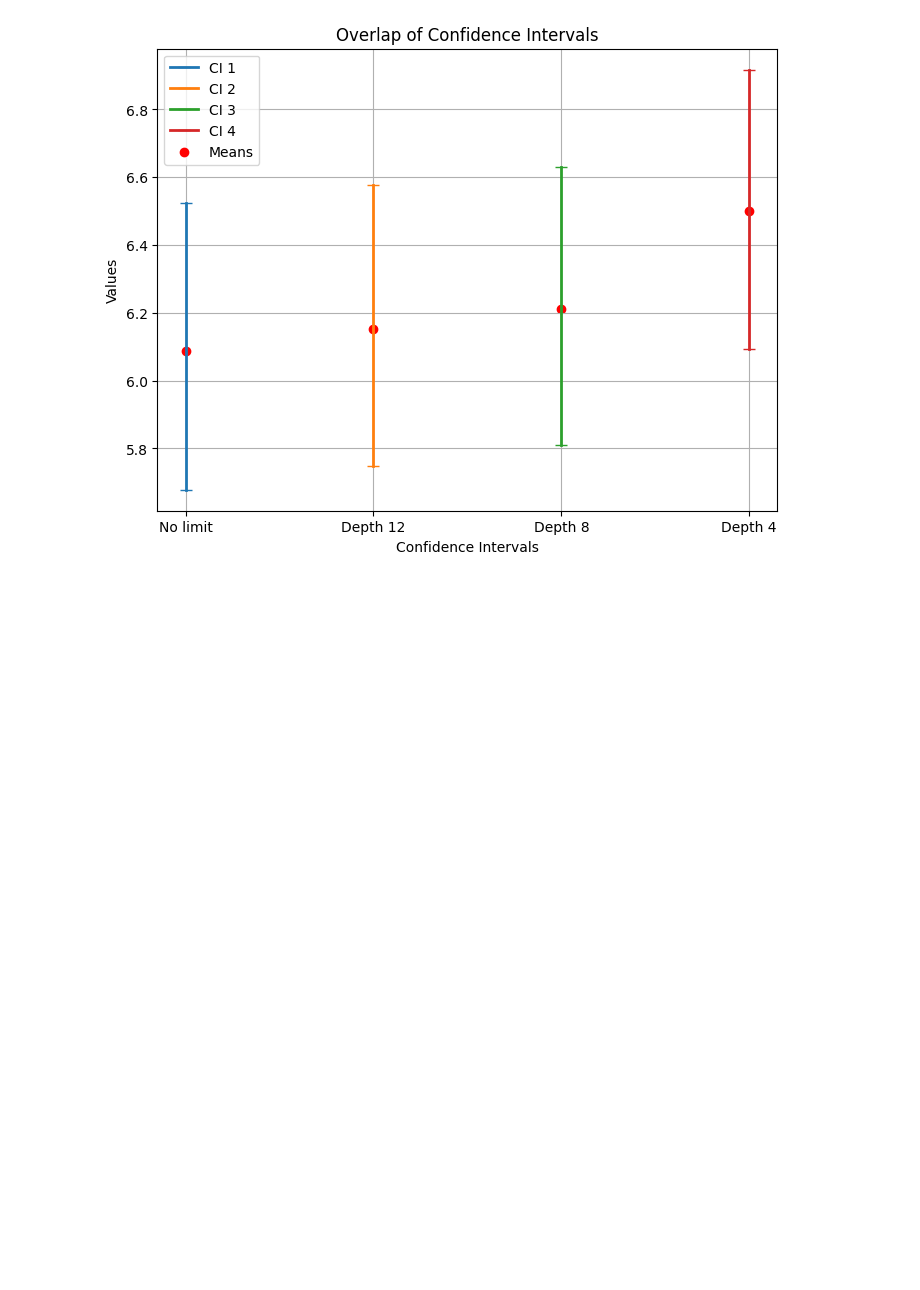
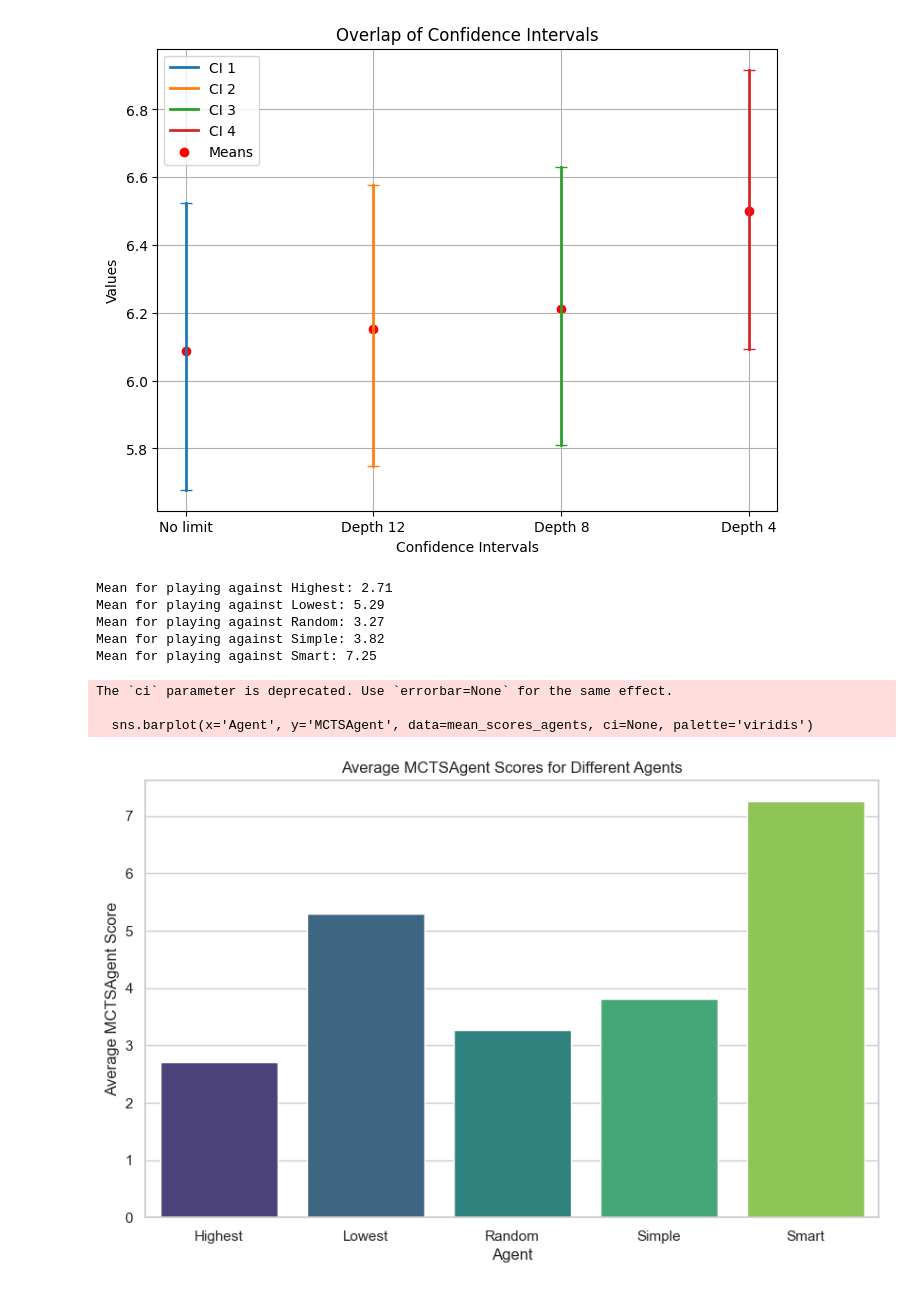
Before and after one commit to SirLeoIV/PlayIT, a Jupyter notebook: src/main/java/com/group09/playit/experiments/plots.ipynb, the cells around one changed output. Cells and saved outputs as stored; diff of their text form; code cells hidden in the pictures; blank space fills up the shorter version.

```diff
--- a/src/main/java/com/group09/playit/experiments/plots.ipynb
+++ b/src/main/java/com/group09/playit/experiments/plots.ipynb
@@ -431,3 +379,41 @@ Bootstrap Confidence Interval of the Mean: ConfidenceInterval(low=5.748, high=6.
 Bootstrap Confidence Interval of the Mean: ConfidenceInterval(low=5.809, high=6.631)
 Bootstrap Confidence Interval of the Mean: ConfidenceInterval(low=6.093, high=6.917)
 [figure]
+# %%
+import pandas as pd
+import matplotlib.pyplot as plt
+import seaborn as sns
+df_simple = pd.read_csv('results/MCTSAgent-SimpleAgent.csv')
+df_random = pd.read_csv('results/MCTSAgent-RandomAgent.csv')
+df_highest = pd.read_csv('results/MCTSAgent-HighestAgent.csv')
+df_lowest = pd.read_csv('results/MCTSAgent-LowestAgent.csv')
+df_smart = pd.read_csv('results/MCTSAgent-SmartAgent.csv')
+
+df_simple['Agent'] = 'Simple'
+df_random['Agent'] = 'Random'
+df_highest['Agent'] = 'Highest'
+df_lowest['Agent'] = 'Lowest'
+df_smart['Agent'] = 'Smart'
+
+df_combined_agents = pd.concat([df_simple, df_random, df_highest, df_lowest, df_smart])
+
+mean_scores_agents = df_combined_agents.groupby('Agent')['MCTSAgent'].mean().reset_index()
+for i, row in mean_scores_agents.iterrows():
+    print(f"Mean for playing against {row['Agent']}: {row['MCTSAgent']:.2f}")
+
+plt.figure(figsize=(10, 6))
+sns.barplot(x='Agent', y='MCTSAgent', data=mean_scores_agents, ci=None, palette='viridis')
+plt.title('Average MCTSAgent Scores for Different Agents')
+plt.xlabel('Agent')
+plt.ylabel('Average MCTSAgent Score')
+plt.show()
+# %% [output]
+Mean for playing against Highest: 2.71
+Mean for playing against Lowest: 5.29
+Mean for playing against Random: 3.27
+Mean for playing against Simple: 3.82
+Mean for playing against Smart: 7.25
+The `ci` parameter is deprecated. Use `errorbar=None` for the same effect.
+
+  sns.barplot(x='Agent', y='MCTSAgent', data=mean_scores_agents, ci=None, palette='viridis')
+[figure, added]
```
Also changed, not shown: parts of 6 cells of this notebook.
